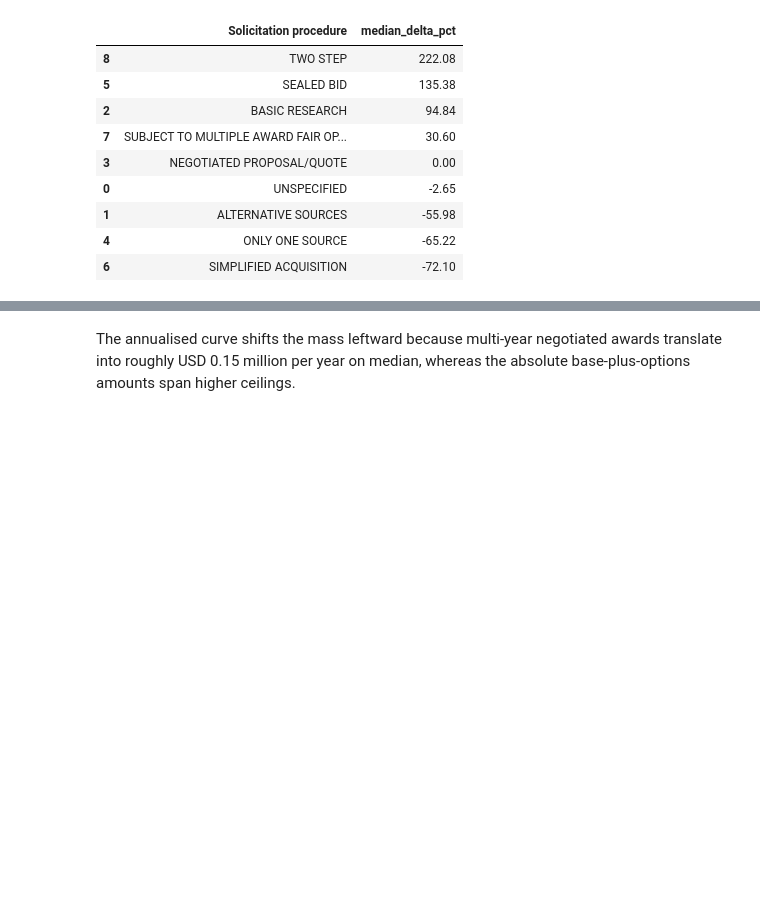
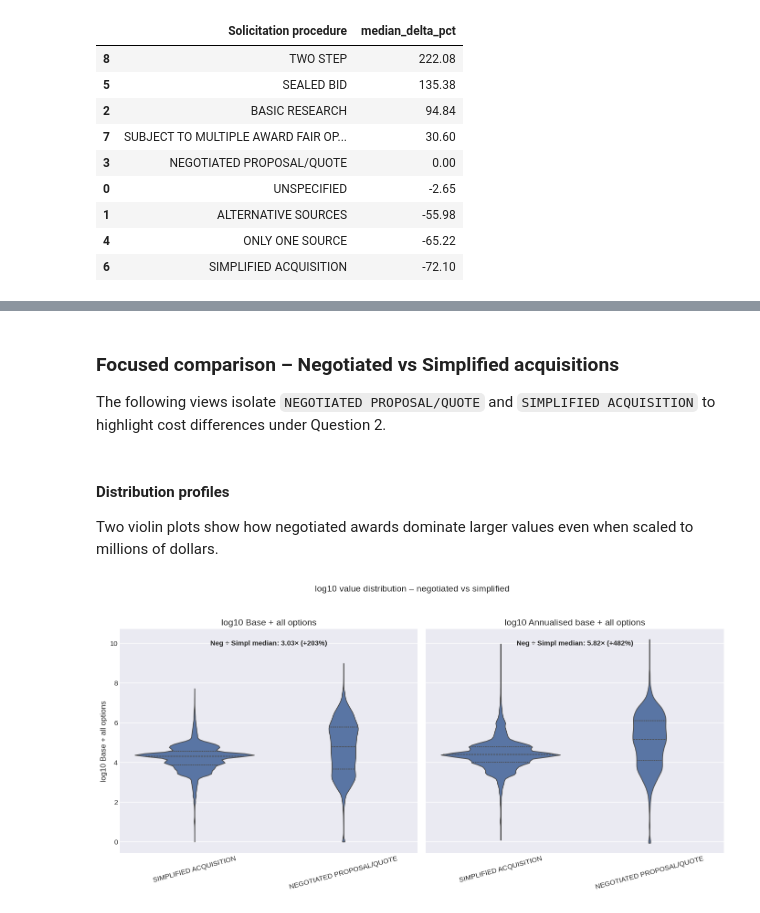
Before and after one commit to edoardoCame/American-analysis, a Jupyter notebook: notebooks/usaspending.ipynb, the cells around one changed output, grey strips where cells are left out. Saved outputs shown, nothing was run; the diff lists cells and outputs as text; code cells hidden in the pictures; blank space fills up the shorter version.

```diff
--- a/notebooks/usaspending.ipynb
+++ b/notebooks/usaspending.ipynb
@@ -523,2 +499,64 @@ plt.show()
-# %% [markdown]
-The annualised curve shifts the mass leftward because multi-year negotiated awards translate into roughly USD 0.15 million per year on median, whereas the absolute base-plus-options amounts span higher ceilings.
+# %% [markdown]
+### Focused comparison – Negotiated vs Simplified acquisitions <a id="question-2-focused"></a>
+The following views isolate `NEGOTIATED PROPOSAL/QUOTE` and `SIMPLIFIED ACQUISITION` to highlight cost differences under Question 2.
+# %%
+focus_labels = ['NEGOTIATED PROPOSAL/QUOTE', 'SIMPLIFIED ACQUISITION']
+focus_df = cost_df[cost_df['solicitation_procedures'].isin(focus_labels)].copy()
+# Exclude contracts longer than 20 years (retain NaN durations for completeness)
+focus_df = focus_df[focus_df['performance_years'].isna() | ((focus_df['performance_years'] >= 0) & (focus_df['performance_years'] <= 20))]
+# Enforce value bounds: drop base values outside (0, 1B]
+base_mask = focus_df['base_and_all_options_value'].between(1, 1_000_000_000, inclusive='both')
+focus_df = focus_df[base_mask]
+# Recalculate annualised column mask (remove non-positive)
+focus_df = focus_df[focus_df['annualized_base_all'] > 0]
+focus_df = focus_df.assign(
+    base_all_millions=focus_df['base_and_all_options_value'] / 1e6,
+    annualized_base_all_millions=focus_df['annualized_base_all'] / 1e6,
+    federal_obligation_millions=focus_df['federal_action_obligation'] / 1e6,
+)
+
+focus_df['log_base_all'] = np.log10(focus_df['base_and_all_options_value'])
+focus_df['log_annualized_base_all'] = np.log10(focus_df['annualized_base_all'])
+focus_df['log_federal_obligation'] = np.log10(focus_df['federal_action_obligation'].where(focus_df['federal_action_obligation'] > 0))
+# %% [markdown]
+#### Distribution profiles
+Two violin plots show how negotiated awards dominate larger values even when scaled to millions of dollars.
+# %%
+melt_violin = focus_df[['solicitation_procedures', 'log_base_all', 'log_annualized_base_all']].dropna().melt(
+    id_vars='solicitation_procedures',
+    var_name='metric',
+    value_name='log_value'
+)
+metric_map = {
+    'log_base_all': 'log10 Base + all options',
+    'log_annualized_base_all': 'log10 Annualised base + all options',
+}
+melt_violin['metric'] = melt_violin['metric'].map(metric_map)
+
+fig, axes = plt.subplots(1, 2, figsize=(14, 7), sharey=True)
+for ax, metric in zip(axes, metric_map.values()):
+    subset = melt_violin[melt_violin['metric'] == metric]
+    sns.violinplot(data=subset, x='solicitation_procedures', y='log_value', ax=ax, inner='quartile', cut=0)
+    ax.set_xlabel('')
+    ax.set_ylabel(metric)
+    ax.set_title(metric)
+    ax.tick_params(axis='x', rotation=15)
+
+median_values = focus_df.groupby('solicitation_procedures')[['base_and_all_options_value', 'annualized_base_all']].median()
+ratio_base = median_values.loc['NEGOTIATED PROPOSAL/QUOTE', 'base_and_all_options_value'] / median_values.loc['SIMPLIFIED ACQUISITION', 'base_and_all_options_value']
+ratio_ann = median_values.loc['NEGOTIATED PROPOSAL/QUOTE', 'annualized_base_all'] / median_values.loc['SIMPLIFIED ACQUISITION', 'annualized_base_all']
+
+axes[0].annotate(
+    f"Neg ÷ Simpl median: {ratio_base:.2f}× ({(ratio_base-1)*100:+.0f}%)",
+    xy=(0.5, 0.95), xycoords='axes fraction', ha='center', va='top', fontsize=11, fontweight='bold'
+)
+axes[1].annotate(
+    f"Neg ÷ Simpl median: {ratio_ann:.2f}× ({(ratio_ann-1)*100:+.0f}%)",
+    xy=(0.5, 0.95), xycoords='axes fraction', ha='center', va='top', fontsize=11, fontweight='bold'
+)
+
+plt.suptitle('log10 value distribution – negotiated vs simplified', fontsize=14)
+plt.tight_layout(rect=[0, 0, 1, 0.95])
+plt.show()
+# %% [output]
+[figure, added]
```
Also changed, not shown: parts of 18 cells of this notebook, 1 other file.
